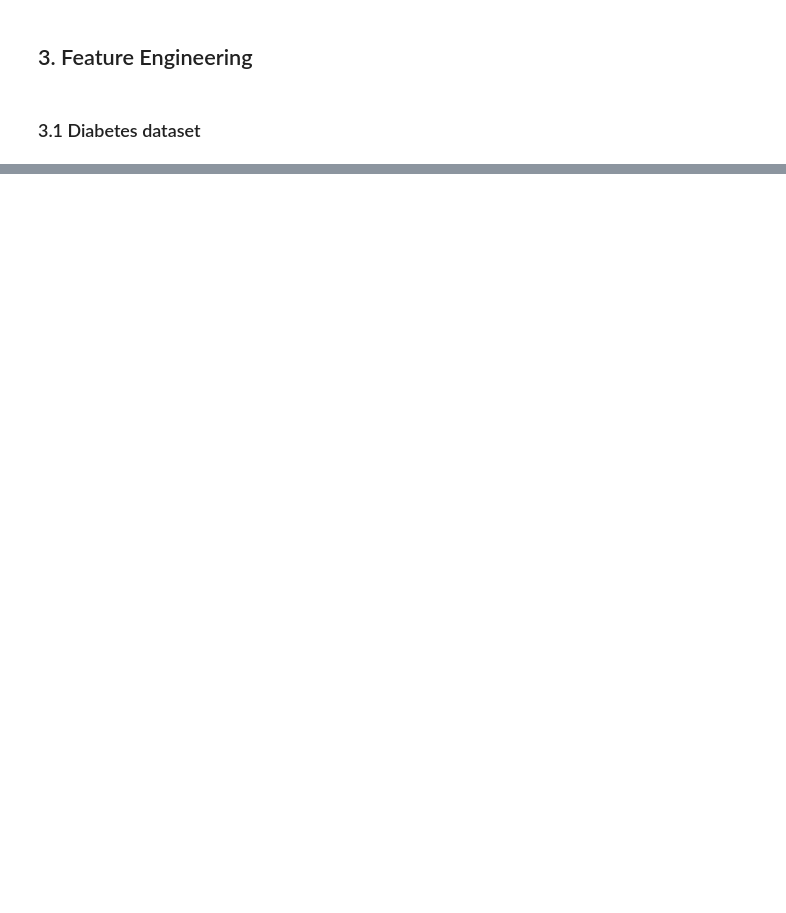
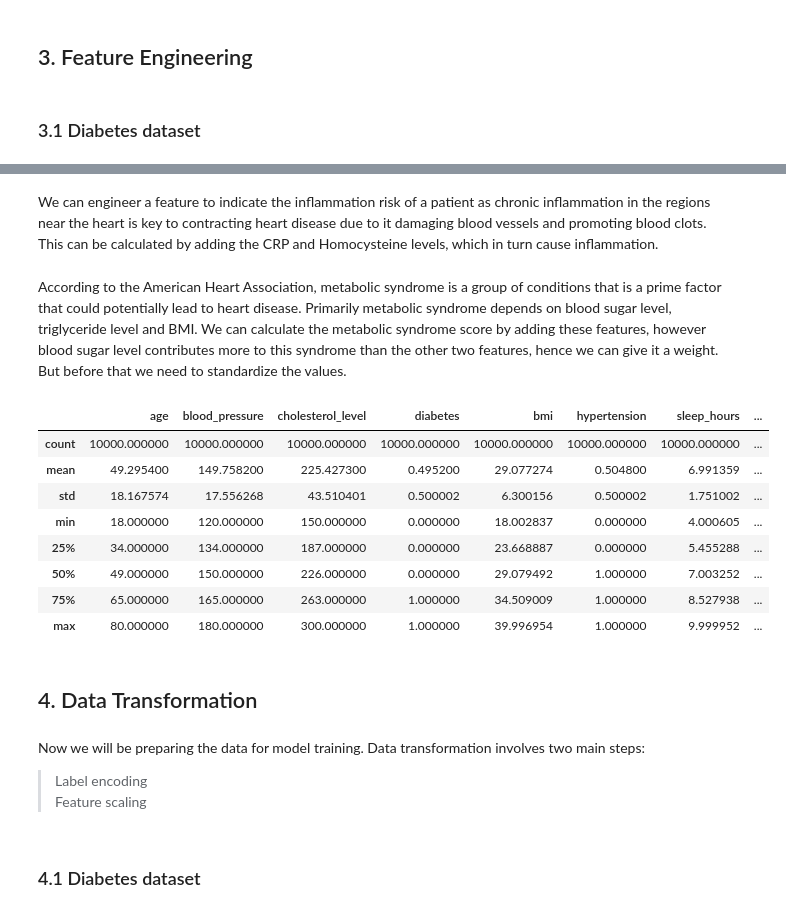
Before and after one commit to HavocRT/DSProject2, a Jupyter notebook: notebooks/03_PreparationAndPreprocessing.ipynb, the cells around one changed output, grey strips where cells are left out. Drawn from its saved outputs; the diff is of its cells as text; code cells hidden in the pictures; blank space fills up the shorter version.

```diff
--- a/notebooks/03_PreparationAndPreprocessing.ipynb
+++ b/notebooks/03_PreparationAndPreprocessing.ipynb
@@ -582,0 +755,40 @@ df_heart_disease.to_csv(heart_disease_processed_path)
+# %% [markdown]
+We can engineer a feature to indicate the inflammation risk of a patient as chronic inflammation in the regions near the heart is key to contracting heart disease due to it damaging blood vessels and promoting blood clots. This can be calculated by adding the CRP and Homocysteine levels, which in turn cause inflammation.
+# %%
+df_heart_disease["inflammation_score"] = df_heart_disease["crp_level"] + df_heart_disease["homocysteine_level"]
+# %% [markdown]
+According to the American Heart Association, metabolic syndrome is a group of conditions that is a prime factor that could potentially lead to heart disease. Primarily metabolic syndrome depends on blood sugar level, triglyceride level and BMI. We can calculate the metabolic syndrome score by adding these features, however blood sugar level contributes more to this syndrome than the other two features, hence we can give it a weight. But before that we need to standardize the values.
+# %%
+scaler = StandardScaler()
+
+df_heart_disease[["bmi_z", "tg_z", "fbs_z"]] = scaler.fit_transform(
+    df_heart_disease[["bmi", "triglyceride_level", "fasting_blood_sugar"]]
+)
+
+df_heart_disease["metabolic_syndrome_score"] = (
+    0.30 * df_heart_disease["bmi_z"] +
+    0.30 * df_heart_disease["tg_z"] +
+    0.40 * df_heart_disease["fbs_z"]
+)
+
+df_heart_disease = df_heart_disease.drop(columns=["bmi_z", "tg_z", "fbs_z"])
+# %%
+df_heart_disease.describe()
+# %% [output]
+|  | age | blood_pressure | cholesterol_level | diabetes | bmi | hypertension | sleep_hours | ... |
+| count | 10000.000000 | 10000.000000 | 10000.000000 | 10000.000000 | 10000.000000 | 10000.000000 | 10000.000000 | ... |
+| mean | 49.295400 | 149.758200 | 225.427300 | 0.495200 | 29.077274 | 0.504800 | 6.991359 | ... |
+| std | 18.167574 | 17.556268 | 43.510401 | 0.500002 | 6.300156 | 0.500002 | 1.751002 | ... |
+| min | 18.000000 | 120.000000 | 150.000000 | 0.000000 | 18.002837 | 0.000000 | 4.000605 | ... |
+| 25% | 34.000000 | 134.000000 | 187.000000 | 0.000000 | 23.668887 | 0.000000 | 5.455288 | ... |
+| 50% | 49.000000 | 150.000000 | 226.000000 | 0.000000 | 29.079492 | 1.000000 | 7.003252 | ... |
+| 75% | 65.000000 | 165.000000 | 263.000000 | 1.000000 | 34.509009 | 1.000000 | 8.527938 | ... |
+| max | 80.000000 | 180.000000 | 300.000000 | 1.000000 | 39.996954 | 1.000000 | 9.999952 | ... |
+# %% [markdown]
+## 4. Data Transformation
+# %% [markdown]
+Now we will be preparing the data for model training. Data transformation involves two main steps:
+> Label encoding <br>
+> Feature scaling
+# %% [markdown]
+### 4.1 Diabetes dataset
```
Also changed, not shown: parts of 51 cells of this notebook.
